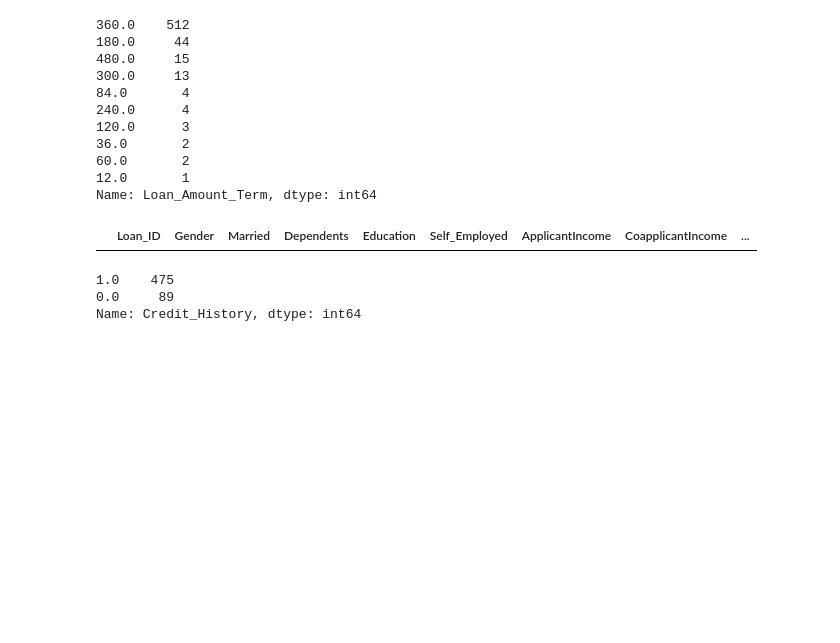
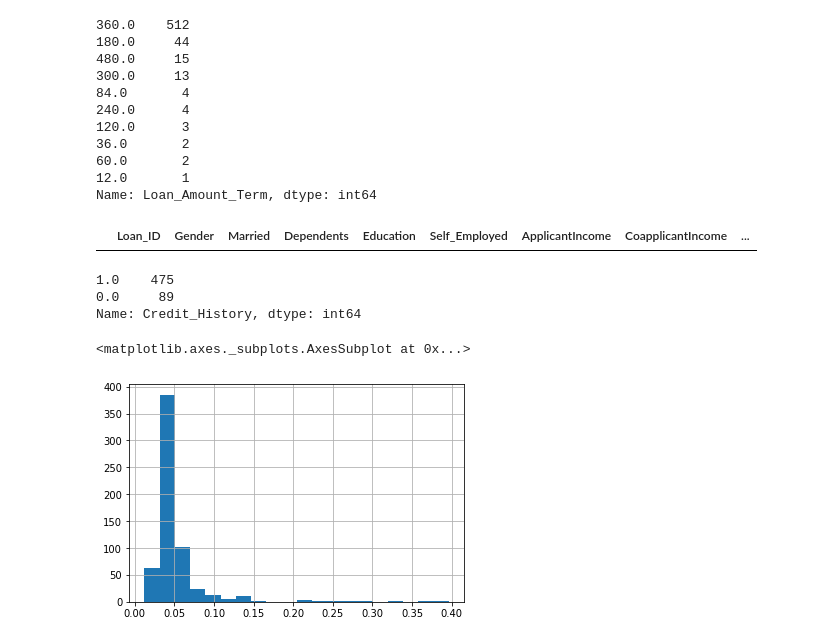
Before and after one commit to itstannus/Loan-Prediction-III, a Jupyter notebook: solutions/tanvi_102_solution_data_munging.ipynb, the cells around one changed output. Drawn from its saved outputs; the diff is of its cells as text; code cells hidden in the pictures; blank space fills up the shorter version.

```diff
--- a/solutions/tanvi_102_solution_data_munging.ipynb
+++ b/solutions/tanvi_102_solution_data_munging.ipynb
@@ -258,3 +297,9 @@ df['Credit_History'].value_counts()
 Name: Credit_History, dtype: int64
 # %%
 df['Credit_History'].fillna(1, inplace=True)
+# %%
+df['Payback_probab_new'] =df['TotalIncome'] /  (df['LoanAmount']*1000)
+df['Payback_probab_new'].hist(bins=20)
+# %% [output]
+<matplotlib.axes._subplots.AxesSubplot at 0x...>
+[figure, added]
```
Also changed, not shown: parts of 14 cells of this notebook, 1 other file.
